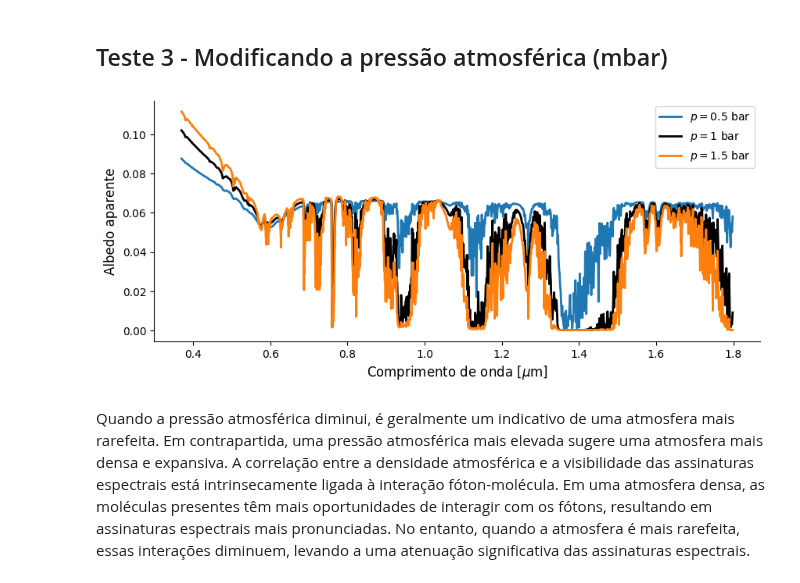
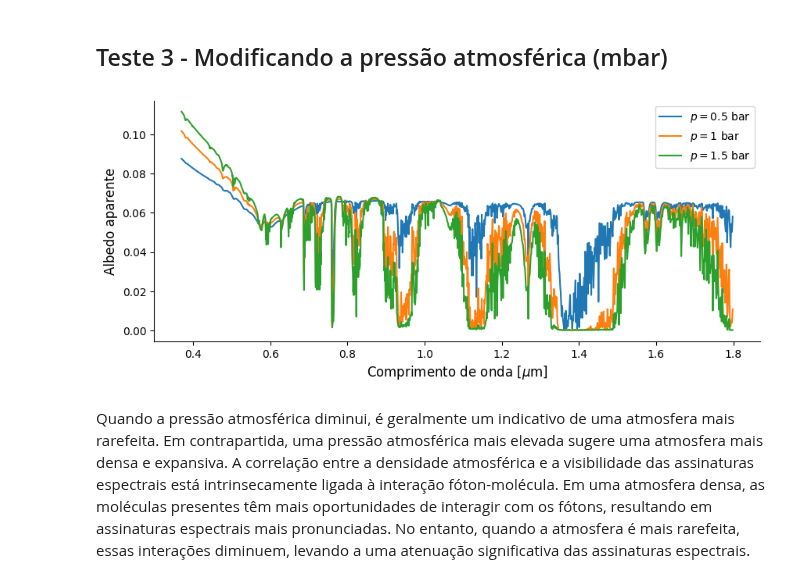
Before and after one commit to SarahBarbosa/geexhp, a Jupyter notebook: docs/terra_moderna.ipynb, the cells around one changed output. Drawn from its saved outputs; the diff is of its cells as text; code cells hidden in the pictures.

```diff
--- a/docs/terra_moderna.ipynb
+++ b/docs/terra_moderna.ipynb
@@ -75,0 +55,7 @@ df = pd.concat([df_SSUV, df_SSVis, df_SSNIR]).reset_index(drop=True)
+# %%
+colunas = ["Wave/freq", "Total", "Noise", "Exoplanet"]
+df = pd.DataFrame(resultado["spectrum"], columns=colunas)
+
+_, ax = plt.subplots()
+ax.plot(df["Wave/freq"], df["Total"])
+ax.set(xlabel="Wavelength [um]", ylabel="I/F [apparent albedo]");
@@ -102,18 +116,32 @@ ax.legend();
 # %% [markdown]
 ## Teste 3 - Modificando a pressão atmosférica (mbar)
+# %%
+def test_pressao(config, pressao):
+    config["ATMOSPHERE-PRESSURE"] = str(pressao)
+    resultado = psg.run(config)
+
+    colunas = ["Wave/freq", "Total", "Noise", "Exoplanet"]
+    return pd.DataFrame(resultado["spectrum"], columns=colunas)
 # %%
 # 500 mbar = .5 bar
 # O espectro não retornou nada para o dobro e 4x a pressão atmosférica
-resultado_metade_atm = run_simulation(config, instrumento='HWC', atm_pressure=0.5)
-resultado_15_atm = run_simulation(config, instrumento='HWC', atm_pressure=1.5)
+config_metade_atm = config_HWC.copy()
+df_metade_atm = test_pressao(config_metade_atm, 500)
+
+config_1_0_atm = config_HWC.copy()
+df_1_0_atm = test_pressao(config_1_0_atm, 1000)
+
+config_1_5_atm = config_HWC.copy()
+df_1_5_atm = test_pressao(config_1_5_atm, 1500)
 
 _, ax = plt.subplots()
-resultado_metade_atm.plotar_espectro(ax=ax, label="$p = 0.5$ bar", cor_linha="tab:blue")
-spectrum.plotar_espectro(ax=ax, label="$p = 1$ bar", cor_linha="black")
-resultado_15_atm.plotar_espectro(ax=ax, label="$p = 1.5$ bar", cor_linha="tab:orange")
+ax.plot(df_metade_atm["Wave/freq"], df_metade_atm["Total"], label="$p = 0.5$ bar")
+ax.plot(df_1_0_atm["Wave/freq"], df_1_0_atm["Total"], label="$p = 1$ bar")
+ax.plot(df_1_5_atm["Wave/freq"], df_1_5_atm["Total"], label="$p = 1.5$ bar")
+ax.set(xlabel="Comprimento de onda [$\mu$m]", ylabel="Albedo aparente")
 ax.legend();
 # %% [output]
-[figure, old version]
+[figure, new version]
 # %% [markdown]
 Quando a pressão atmosférica diminui, é geralmente um indicativo de uma atmosfera mais rarefeita. Em contrapartida, uma pressão atmosférica mais elevada sugere uma atmosfera mais densa e expansiva. A correlação entre a densidade atmosférica e a visibilidade das assinaturas espectrais está intrinsecamente ligada à interação fóton-molécula. Em uma atmosfera densa, as moléculas presentes têm mais oportunidades de interagir com os fótons, resultando em assinaturas espectrais mais pronunciadas. No entanto, quando a atmosfera é mais rarefeita, essas interações diminuem, levando a uma atenuação significativa das assinaturas espectrais.
 # %% [markdown]
```
Also changed, not shown: parts of 22 cells of this notebook, 16 other files.
